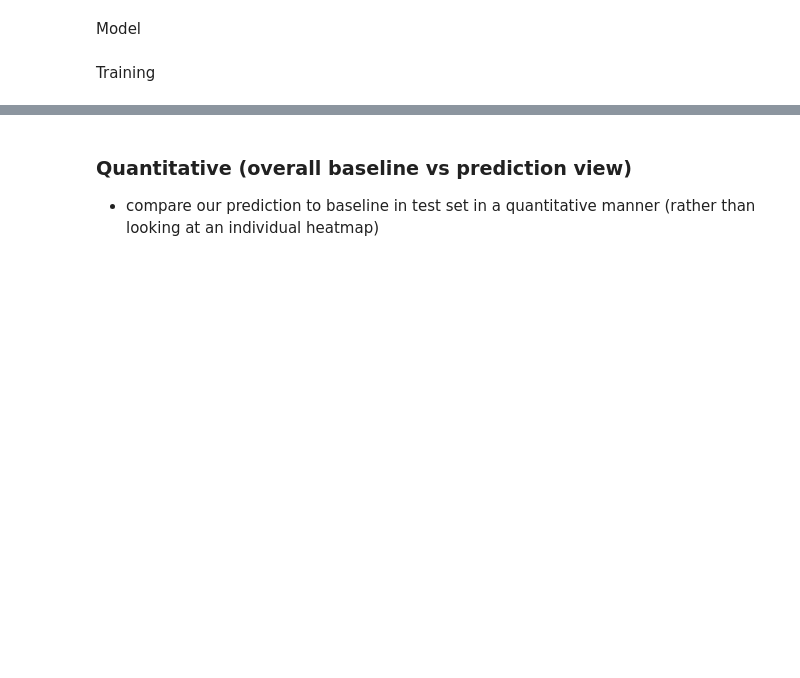
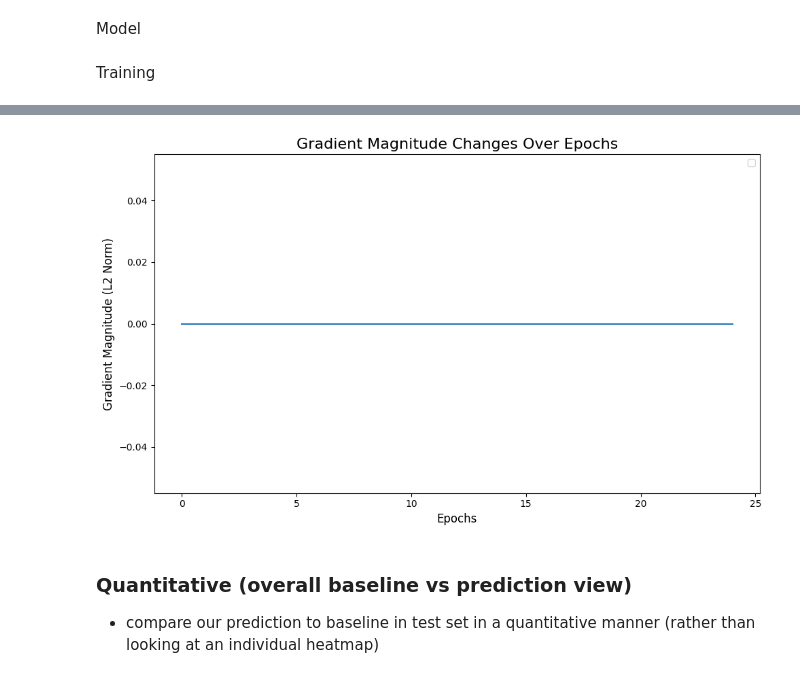
Before and after one commit to twchen88/ct_research, a Jupyter notebook: one_domain_next_step.ipynb, the cells around one changed output, grey strips where cells are left out. Drawn from its saved outputs; the diff is of its cells as text; code cells hidden in the pictures; blank space fills up the shorter version.

```diff
--- a/one_domain_next_step.ipynb
+++ b/one_domain_next_step.ipynb
@@ -420,0 +469,2 @@ if num_runs != 0:
+# %%
+l2norm_gradient = [np.linalg.norm(arr) for arr in model_history["gradient"]]
@@ -421,3 +510,17 @@ if num_runs != 0:
+# %%
+# Plot gradient magnitudes
+plt.figure(figsize=(10, 6))
+
+plt.plot(range(len(l2norm_gradient)), l2norm_gradient)
+
+plt.xlabel("Epochs", fontsize=12)
+plt.ylabel("Gradient Magnitude (L2 Norm)", fontsize=12)
+plt.title("Gradient Magnitude Changes Over Epochs", fontsize=16)
+plt.legend()
+plt.tight_layout()
+plt.show()
+# %% [output]
+[figure, added]
 # %% [markdown]
 ### Quantitative (overall baseline vs prediction view)
 - compare our prediction to baseline in test set in a quantitative manner (rather than looking at an individual heatmap)
```
Also changed, not shown: parts of 55 cells of this notebook.
